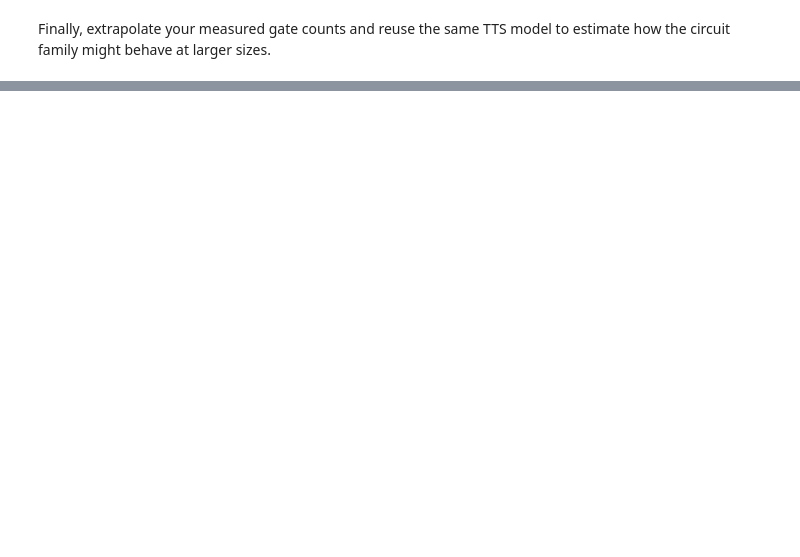
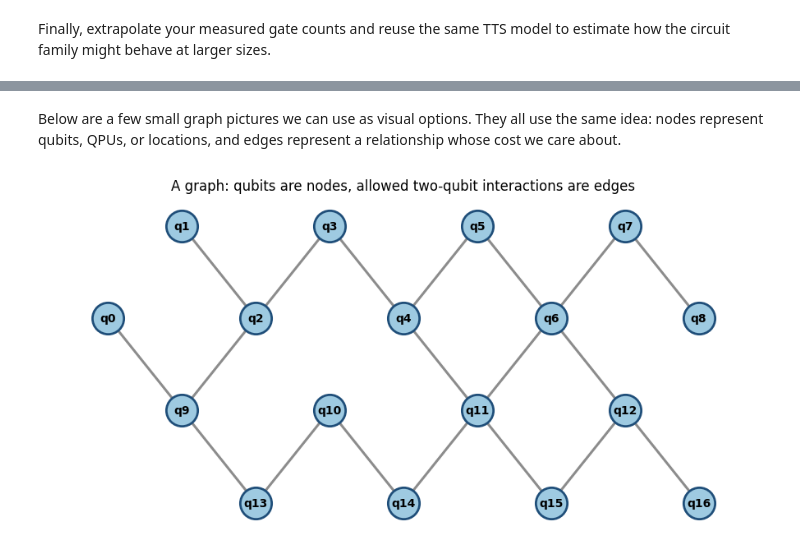
Before and after one commit to dqc-community/dqc-workshop-notebook, a Jupyter notebook: tutorial.ipynb, the cells around one changed output, grey strips where cells are left out. Saved outputs shown, nothing was run; the diff lists cells and outputs as text; code cells hidden in the pictures; blank space fills up the shorter version.

```diff
--- a/tutorial.ipynb
+++ b/tutorial.ipynb
@@ -1078,0 +1172,41 @@ plot_scaling_metric(
+# %% [markdown]
+Below are a few small graph pictures we can use as visual options. They all use the same idea: nodes represent qubits, QPUs, or locations, and edges represent a relationship whose cost we care about.
+# %%
+# A graph: qubits are nodes, allowed two-qubit interactions are edges
+edges = [
+    ('q1', 'q2'), ('q2', 'q3'), ('q3', 'q4'), ('q4', 'q5'),
+    ('q5', 'q6'), ('q6', 'q7'), ('q7', 'q8'), ('q0', 'q9'),
+    ('q9', 'q2'), ('q4', 'q11'), ('q11', 'q6'), ('q6', 'q12'),
+    ('q9', 'q13'), ('q13', 'q10'), ('q10', 'q14'), ('q14', 'q11'),
+    ('q11', 'q15'), ('q15', 'q12'), ('q12', 'q16'),
+]
+
+heavy_hex_pos = {
+    'q0': (0, 2), 'q1': (1, 3), 'q2': (2, 2), 'q3': (3, 3),
+    'q4': (4, 2), 'q5': (5, 3), 'q6': (6, 2), 'q7': (7, 3),
+    'q8': (8, 2), 'q9': (1, 1), 'q10': (3, 1), 'q11': (5, 1),
+    'q12': (7, 1), 'q13': (2, 0), 'q14': (4, 0), 'q15': (6, 0),
+    'q16': (8, 0),
+}
+
+connectivity_graph = nx.Graph(edges)
+
+plt.figure(figsize=(9, 4.6))
+nx.draw_networkx(
+    connectivity_graph,
+    heavy_hex_pos,
+    node_size=760,
+    node_color='#9ecae1',
+    edge_color='0.55',
+    edgecolors='#1f4e79',
+    linewidths=2,
+    width=2.2,
+    font_size=10,
+    font_weight='bold',
+)
+plt.title('A graph: qubits are nodes, allowed two-qubit interactions are edges')
+plt.axis('off')
+plt.tight_layout()
+plt.show()
+# %% [output]
+[figure, added]
```
Also changed, not shown: parts of 29 cells of this notebook.
